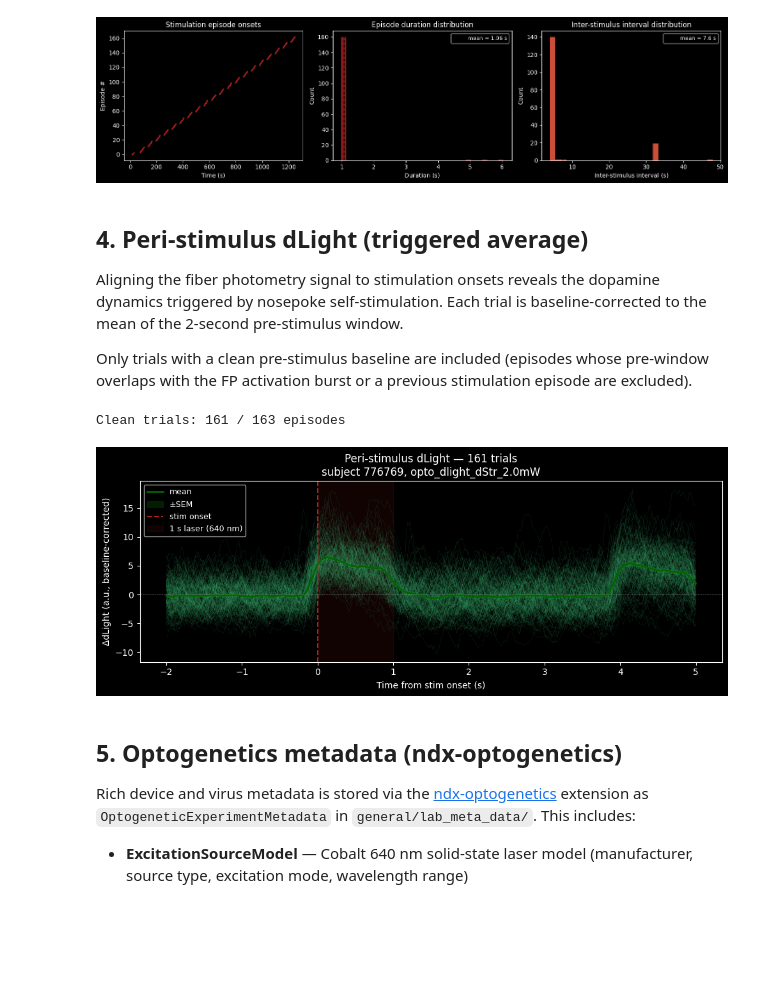
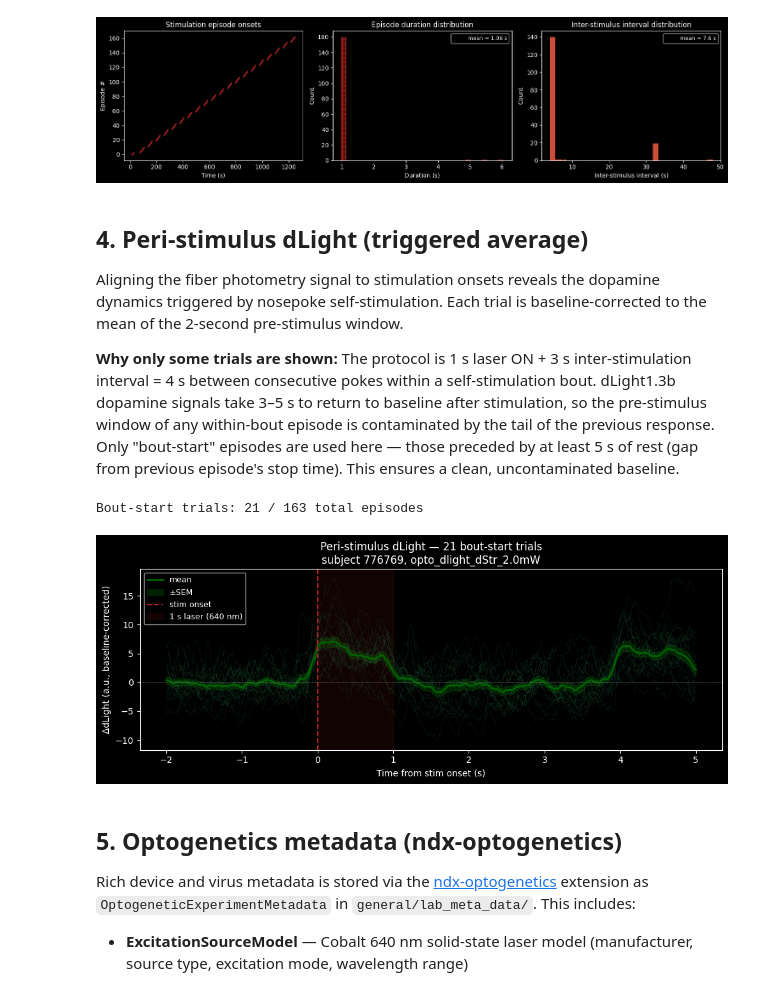
Before and after one commit to catalystneuro/meletis-lab-to-nwb, a Jupyter notebook: src/meletis_lab_to_nwb/tutorials/opto_dlight_demo.ipynb, the cells around one changed output. Drawn from its saved outputs; the diff is of its cells as text; code cells hidden in the pictures; blank space fills up the shorter version.

```diff
--- a/src/meletis_lab_to_nwb/tutorials/opto_dlight_demo.ipynb
+++ b/src/meletis_lab_to_nwb/tutorials/opto_dlight_demo.ipynb
@@ -302,12 +353,17 @@ Aligning the fiber photometry signal to stimulation onsets reveals the dopamine
 triggered by nosepoke self-stimulation. Each trial is baseline-corrected to the mean of
 the 2-second pre-stimulus window.
 
-Only trials with a clean pre-stimulus baseline are included (episodes whose pre-window
-overlaps with the FP activation burst or a previous stimulation episode are excluded).
+**Why only some trials are shown:** The protocol is 1 s laser ON + 3 s inter-stimulation
+interval = 4 s between consecutive pokes within a self-stimulation bout. dLight1.3b
+dopamine signals take 3–5 s to return to baseline after stimulation, so the pre-stimulus
+window of any within-bout episode is contaminated by the tail of the previous response.
+Only "bout-start" episodes are used here — those preceded by at least 5 s of rest
+(gap from previous episode's stop time). This ensures a clean, uncontaminated baseline.
 # %%
 # Parameters
 pre_s = 2.0   # seconds before stim onset
 post_s = 5.0  # seconds after stim onset
+min_gap_s = 5.0  # minimum gap from previous episode stop to current onset (bout-start filter)
 
 fp_signal = nwbfile.processing["ophys"]["DfOverFFiberPhotometryResponseSeries"].data[:]
 fp_time = nwbfile.processing["ophys"]["DfOverFFiberPhotometryResponseSeries"].timestamps[:]
@@ -325,8 +381,10 @@ for i, onset in enumerate(stim_onsets):
     # Skip if pre-stim window starts before FP recording
     if onset - pre_s < fp_time[0]:
         continue
-    # Skip if previous episode overlaps the pre-stim window (contaminated baseline)
-    if i > 0 and stim_df["stop_time"].iloc[i - 1] >= onset - pre_s:
+    # Keep only bout-start episodes: at least min_gap_s of rest since previous episode ended.
+    # dLight1.3b takes 3-5 s to clear after stimulation; within-bout episodes (4 s ISI)
+    # have contaminated pre-stim baselines.
+    if i > 0 and (onset - stim_df["stop_time"].iloc[i - 1]) < min_gap_s:
         continue
     t_start = onset - pre_s
     t_end = onset + post_s
@@ -339,39 +397,39 @@ for i, onset in enumerate(stim_onsets):
         trials.append(snippet)
 
 t_axis = np.linspace(-pre_s, post_s, n_samples)
-print(f"Clean trials: {len(trials)} / {len(stim_onsets)} episodes")
+print(f"Bout-start trials: {len(trials)} / {len(stim_onsets)} total episodes")
 
 if len(trials) > 0:
     trials_arr = np.array(trials)
     mean_trace = trials_arr.mean(axis=0)
     sem_trace = trials_arr.std(axis=0) / np.sqrt(len(trials))
 
     fig, ax = plt.subplots(figsize=(10, 4))
     for trial in trials_arr:
         ax.plot(t_axis, trial, color="mediumseagreen", alpha=0.15, linewidth=0.5)
     ax.plot(t_axis, mean_trace, color="darkgreen", linewidth=2, label="mean")
     ax.fill_between(t_axis, mean_trace - sem_trace, mean_trace + sem_trace,
                     color="darkgreen", alpha=0.3, label="±SEM")
     ax.axvline(0, color="firebrick", linestyle="--", linewidth=1.5, label="stim onset")
     ax.axvspan(0, 1, color="firebrick", alpha=0.1, label="1 s laser (640 nm)")
     ax.axhline(0, color="gray", linewidth=0.5, linestyle="--")
     ax.set_xlabel("Time from stim onset (s)")
     ax.set_ylabel("ΔdLight (a.u., baseline-corrected)")
     ax.set_title(
-        f"Peri-stimulus dLight — {len(trials)} trials\n"
+        f"Peri-stimulus dLight — {len(trials)} bout-start trials\n"
         f"subject {nwbfile.subject.subject_id}, {nwbfile.session_id}"
     )
     ax.legend(fontsize=9)
     plt.tight_layout()
     plt.show()
 else:
     print(
-        "No overlapping trials found — this is expected for the stub file.\n"
+        "No bout-start trials found — this is expected for the stub file.\n"
         "Load a full-session NWB file to see the peri-stimulus dLight response."
     )
 # %% [output]
-Clean trials: 161 / 163 episodes
+Bout-start trials: 21 / 163 total episodes
-[figure, old version]
+[figure, new version]
 # %% [markdown]
 ## 5. Optogenetics metadata (ndx-optogenetics)
 
```
Also changed, not shown: parts of 4 cells of this notebook.
